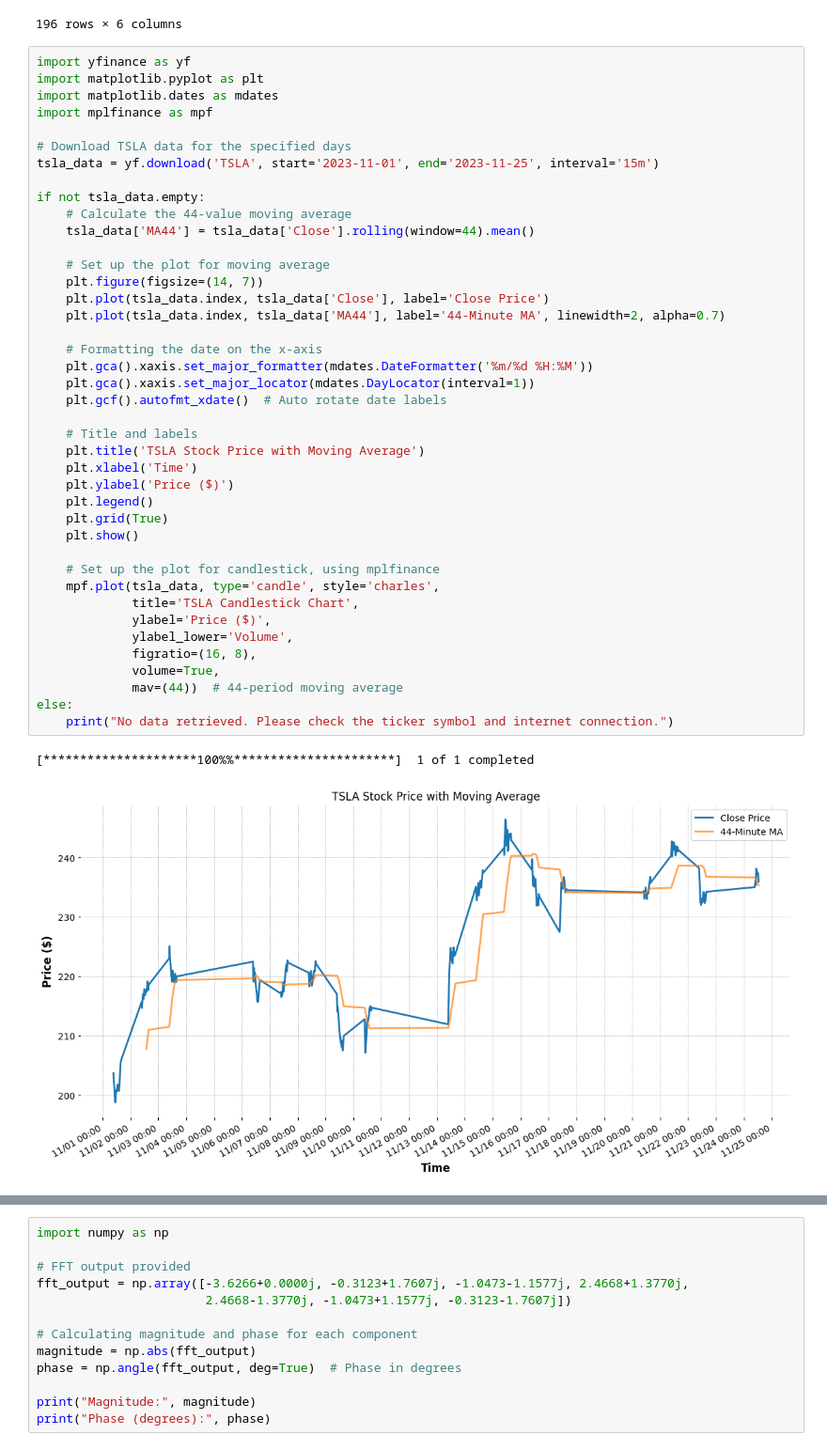
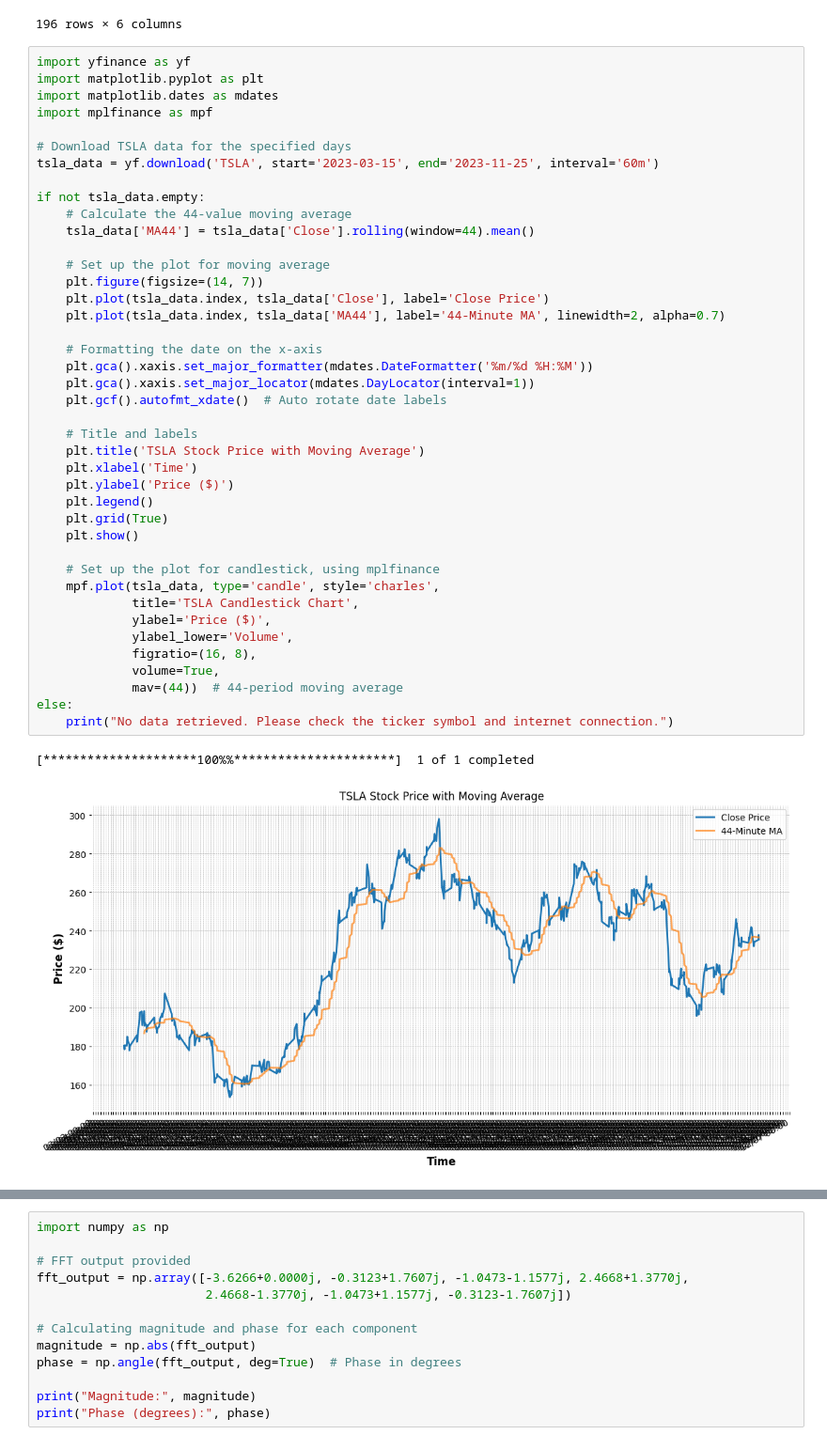
Before and after one commit to ramankhurana/ExtFormer, a Jupyter notebook: auxutils/DivvyDataPrepration.ipynb, the cells around one changed output, grey strips where cells are left out. Shown: that part at 94% size. Saved outputs shown, nothing was run; the diff lists cells and outputs as text.

```diff
--- a/auxutils/DivvyDataPrepration.ipynb
+++ b/auxutils/DivvyDataPrepration.ipynb
@@ -276,7 +287,7 @@ import matplotlib.dates as mdates
 import mplfinance as mpf
 
 # Download TSLA data for the specified days
-tsla_data = yf.download('TSLA', start='2023-11-01', end='2023-11-25', interval='15m')
+tsla_data = yf.download('TSLA', start='2023-03-15', end='2023-11-25', interval='60m')
 
 if not tsla_data.empty:
     # Calculate the 44-value moving average
@@ -285,31 +296,31 @@ if not tsla_data.empty:
     # Set up the plot for moving average
     plt.figure(figsize=(14, 7))
     plt.plot(tsla_data.index, tsla_data['Close'], label='Close Price')
     plt.plot(tsla_data.index, tsla_data['MA44'], label='44-Minute MA', linewidth=2, alpha=0.7)
 
     # Formatting the date on the x-axis
     plt.gca().xaxis.set_major_formatter(mdates.DateFormatter('%m/%d %H:%M'))
     plt.gca().xaxis.set_major_locator(mdates.DayLocator(interval=1))
     plt.gcf().autofmt_xdate()  # Auto rotate date labels
 
     # Title and labels
     plt.title('TSLA Stock Price with Moving Average')
     plt.xlabel('Time')
     plt.ylabel('Price ($)')
     plt.legend()
     plt.grid(True)
     plt.show()
 
     # Set up the plot for candlestick, using mplfinance
     mpf.plot(tsla_data, type='candle', style='charles',
              title='TSLA Candlestick Chart',
              ylabel='Price ($)',
              ylabel_lower='Volume',
              figratio=(16, 8),
              volume=True,
              mav=(44))  # 44-period moving average
 else:
     print("No data retrieved. Please check the ticker symbol and internet connection.")
 # %% [output]
 [*********************100%%**********************]  1 of 1 completed
-[figure, old version]
+[figure, new version]
```
Also changed, not shown: parts of 2 cells of this notebook, 3 other files.
